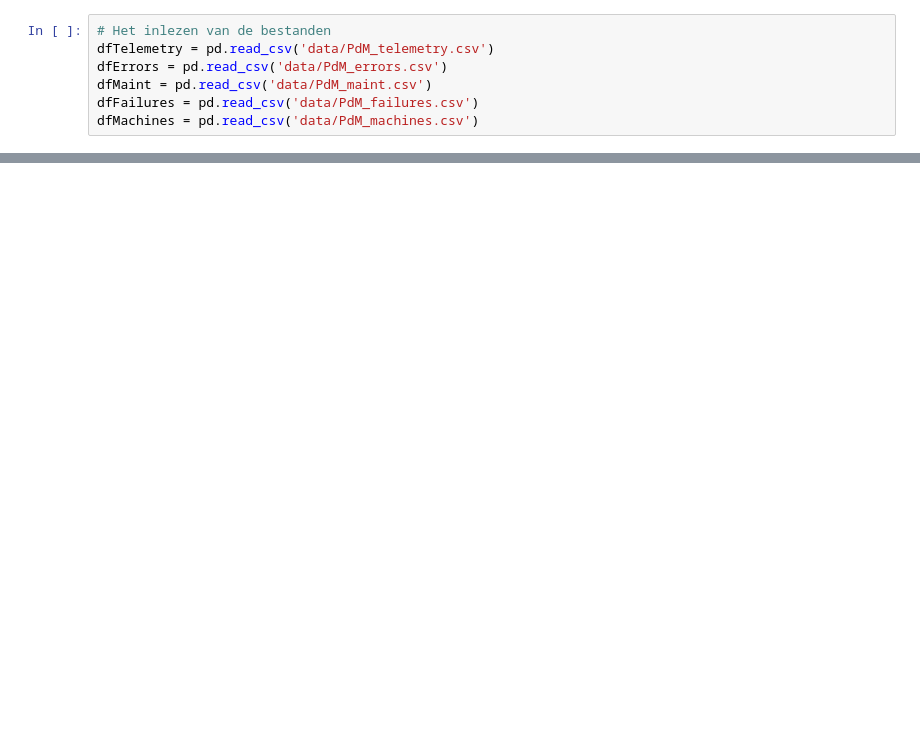
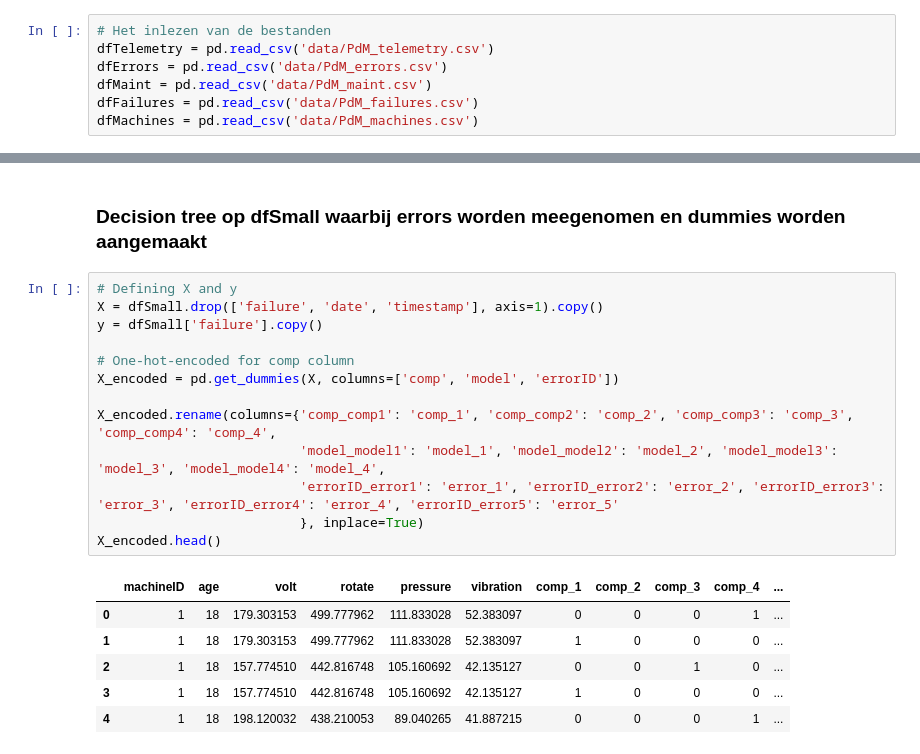
Before and after one commit to Intux404/Predictive_Maintenance, a Jupyter notebook: Stap6_experiments.ipynb, the cells around one changed output, grey strips where cells are left out. Saved outputs shown, nothing was run; the diff lists cells and outputs as text; blank space fills up the shorter version.

```diff
--- a/Stap6_experiments.ipynb
+++ b/Stap6_experiments.ipynb
@@ -65,0 +203,22 @@ dfSmall = pd.merge(df1, df4)
+# %% [markdown]
+### Decision tree op dfSmall waarbij errors worden meegenomen en dummies worden aangemaakt
+# %%
+# Defining X and y
+X = dfSmall.drop(['failure', 'date', 'timestamp'], axis=1).copy()
+y = dfSmall['failure'].copy()
+
+# One-hot-encoded for comp column
+X_encoded = pd.get_dummies(X, columns=['comp', 'model', 'errorID'])
+
+X_encoded.rename(columns={'comp_comp1': 'comp_1', 'comp_comp2': 'comp_2', 'comp_comp3': 'comp_3', 'comp_comp4': 'comp_4',
+                          'model_model1': 'model_1', 'model_model2': 'model_2', 'model_model3': 'model_3', 'model_model4': 'model_4',
+                          'errorID_error1': 'error_1', 'errorID_error2': 'error_2', 'errorID_error3': 'error_3', 'errorID_error4': 'error_4', 'errorID_error5': 'error_5'
+                          }, inplace=True)
+X_encoded.head()
+# %% [output]
+|  | machineID | age | volt | rotate | pressure | vibration | comp_1 | comp_2 | comp_3 | comp_4 | ... |
+| 0 | 1 | 18 | 179.303153 | 499.777962 | 111.833028 | 52.383097 | 0 | 0 | 0 | 1 | ... |
+| 1 | 1 | 18 | 179.303153 | 499.777962 | 111.833028 | 52.383097 | 1 | 0 | 0 | 0 | ... |
+| 2 | 1 | 18 | 157.774510 | 442.816748 | 105.160692 | 42.135127 | 0 | 0 | 1 | 0 | ... |
+| 3 | 1 | 18 | 157.774510 | 442.816748 | 105.160692 | 42.135127 | 1 | 0 | 0 | 0 | ... |
+| 4 | 1 | 18 | 198.120032 | 438.210053 | 89.040265 | 41.887215 | 0 | 0 | 0 | 1 | ... |
```
Also changed, not shown: parts of 13 cells of this notebook, 1 other file.
